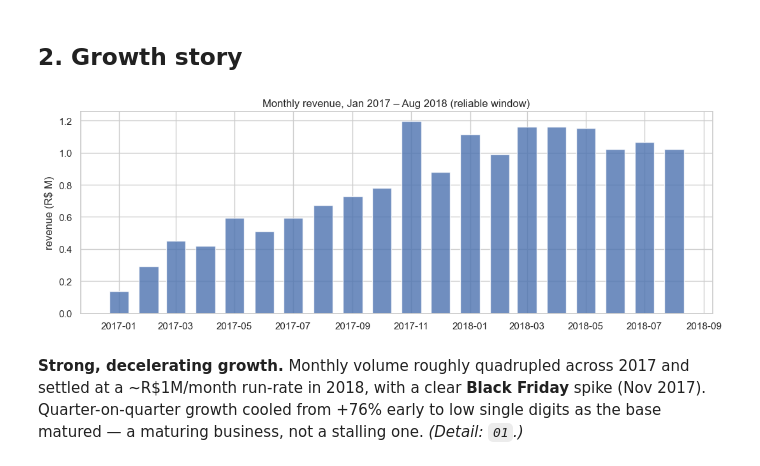
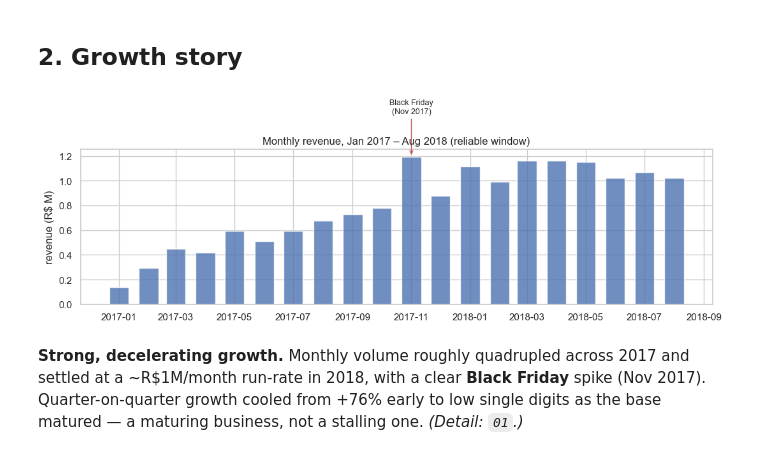
Before and after one commit to Darth0525/retail-platform-analytics, a Jupyter notebook: analysis/00_executive_summary.ipynb, the cells around one changed output. Saved outputs shown, nothing was run; the diff lists cells and outputs as text; code cells hidden in the pictures.

```diff
--- a/analysis/00_executive_summary.ipynb
+++ b/analysis/00_executive_summary.ipynb
@@ -17,20 +26,24 @@ findings a stakeholder needs. Every number is computed live from the dbt marts o
 # %% [markdown]
 ## Setup
 # %%
+# db.py (the shared Snowflake helper) lives in this analysis/ folder, so add it to the path.
 import sys
 sys.path.insert(0, ".")
 import db
+
 import pandas as pd
 import numpy as np
 import matplotlib.pyplot as plt
 import seaborn as sns
 
 %matplotlib inline
-sns.set_theme(style="whitegrid", palette="deep")
+sns.set_theme(style="whitegrid", palette="deep")   # consistent look across all notebooks
 plt.rcParams["axes.titlesize"] = 12
 pd.set_option("display.float_format", lambda x: f"{x:,.2f}")
 
 def q(sql: str) -> pd.DataFrame:
+    """Run SQL on Snowflake and return a DataFrame with lowercased column names
+    (Snowflake returns columns uppercase; lowercasing keeps the analysis code tidy)."""
     df = db.query(sql)
     df.columns = df.columns.str.lower()
     return df
@@ -72,25 +90,31 @@ survival.
 # %% [markdown]
 ## 2. Growth story
 # %%
+# Monthly revenue over the reliable window only (the partial edge months would show fake collapses).
 monthly = q('''
     select date_trunc('month', purchased_at)::date as month,
            count(*) as orders, sum(total_payment_value) as revenue
     from dev_marts.fct_orders
     where purchased_at >= '2017-01-01' and purchased_at < '2018-09-01'
     group by 1 order by 1
 ''')
+# Snowflake ::date comes back as Python date objects (object dtype); cast to datetime so the
+# equality check for the Black Friday bar below matches (and the x-axis renders as dates).
+monthly["month"] = pd.to_datetime(monthly["month"])
+
 fig, ax = plt.subplots(figsize=(11, 4))
 ax.bar(monthly["month"], monthly["revenue"] / 1e6, width=20, color="#4C72B0", alpha=0.8)
+# Annotate the Nov-2017 bar — Brazil's Black Friday and the single biggest month.
 bf = monthly.loc[monthly["month"] == pd.Timestamp("2017-11-01")]
 if len(bf):
     ax.annotate("Black Friday\n(Nov 2017)", xy=(bf["month"].iloc[0], bf["revenue"].iloc[0] / 1e6),
                 xytext=(bf["month"].iloc[0], bf["revenue"].iloc[0] / 1e6 + 0.35),
                 ha="center", fontsize=9, arrowprops=dict(arrowstyle="->", color="#C44E52"))
 ax.set_title("Monthly revenue, Jan 2017 – Aug 2018 (reliable window)")
 ax.set_ylabel("revenue (R$ M)")
 plt.tight_layout(); plt.show()
 # %% [output]
-[figure, old version]
+[figure, new version]
 # %% [markdown]
 **Strong, decelerating growth.** Monthly volume roughly quadrupled across 2017 and settled at a
 ~R$1M/month run-rate in 2018, with a clear **Black Friday** spike (Nov 2017). Quarter-on-quarter growth
```
Also changed, not shown: parts of 8 cells of this notebook.
